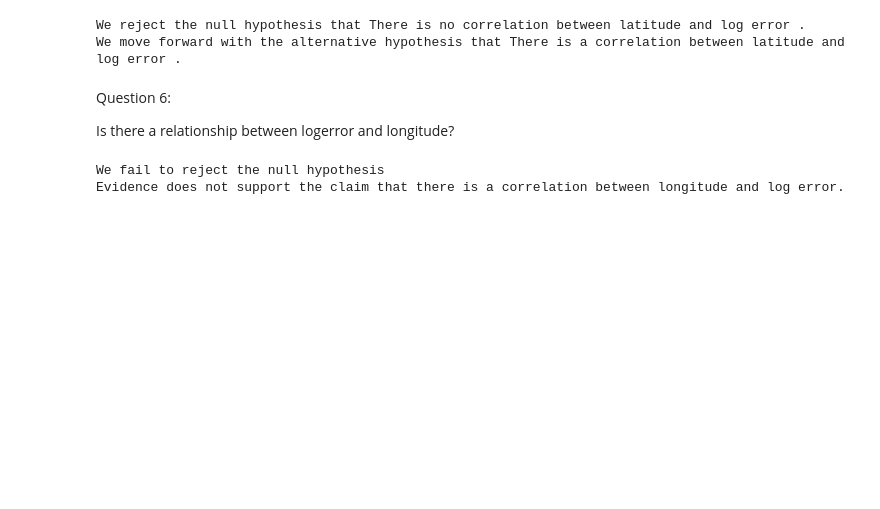
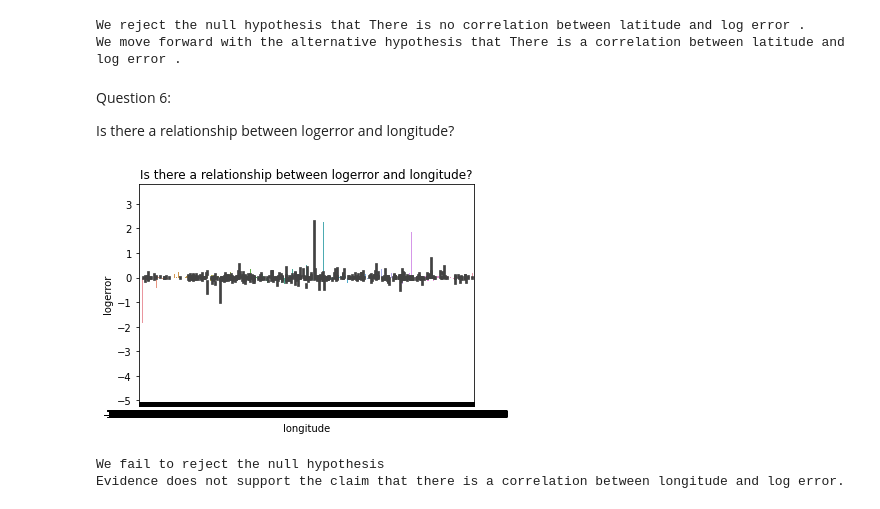
Before and after one commit to chloerwhitaker/clustering-exercises, a Jupyter notebook: explore_zillow.ipynb, the cells around one changed output. Drawn from its saved outputs; the diff is of its cells as text; code cells hidden in the pictures; blank space fills up the shorter version.

```diff
--- a/explore_zillow.ipynb
+++ b/explore_zillow.ipynb
@@ -430,6 +453,12 @@ We move forward with the alternative hypothesis that There is a correlation betw
 Question 6:
 
 Is there a relationship between logerror and longitude?
+# %%
+sns.barplot(data=train, y='logerror', x='longitude')
+plt.title("Is there a relationship between logerror and longitude?")
+plt.show()
+# %% [output]
+[figure, added]
 # %%
 null_hypothesis = "There is no correlation between longitude and log error ."
 alternative_hypothesis = "There is a correlation between longitude and log error ."
```
Also changed, not shown: parts of 3 cells of this notebook.
